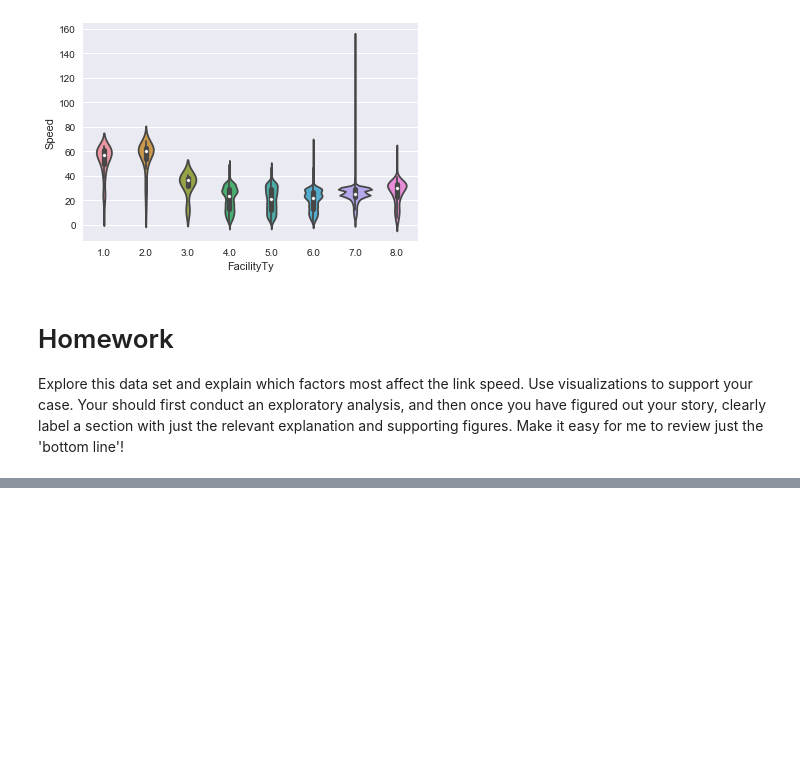
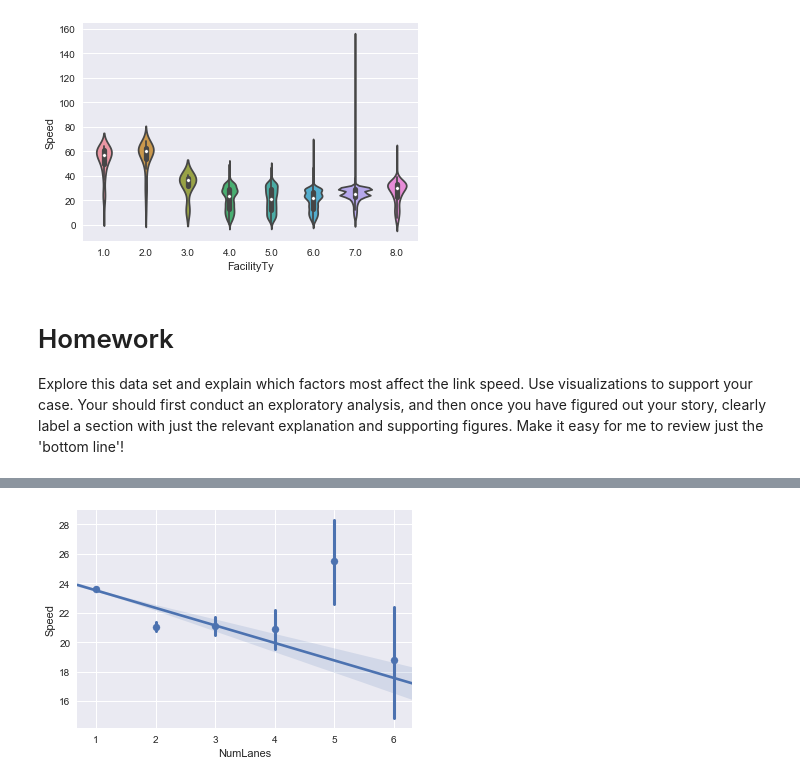
Before and after one commit to jawadmhoque/ce599, a Jupyter notebook: 16-Data Viz 2/data-viz-2.ipynb, the cells around one changed output, grey strips where cells are left out. Cells and saved outputs as stored; diff of their text form; code cells hidden in the pictures; blank space fills up the shorter version.

```diff
--- a/16-Data Viz 2/data-viz-2.ipynb
+++ b/16-Data Viz 2/data-viz-2.ipynb
@@ -243,0 +284,6 @@ Explore this data set and explain which factors most affect the link speed.  Use
+# %%
+#sns.boxplot(x='NumLanes',y='Speed',data=net);
+sns.regplot(x='NumLanes',y='Speed',data=net,x_bins=3000,);#added x_bins to make the graph "look" better.the higher value, the more data points
+                                                        #It doesn't actually do anything. The regression in fitted the same way.
+# %% [output]
+[figure, added]
```
Also changed, not shown: parts of 14 cells of this notebook.
